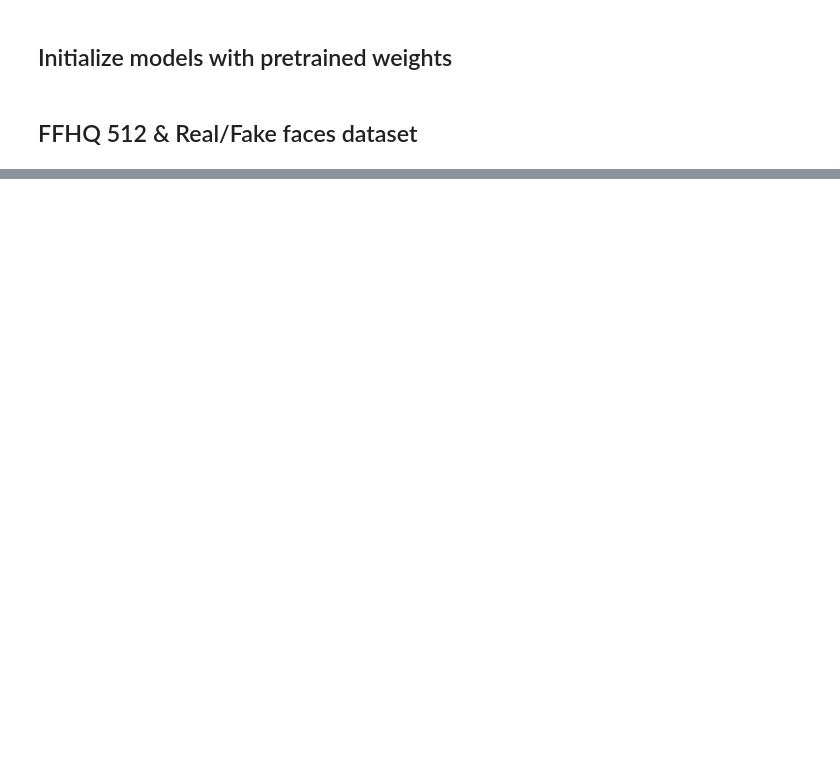
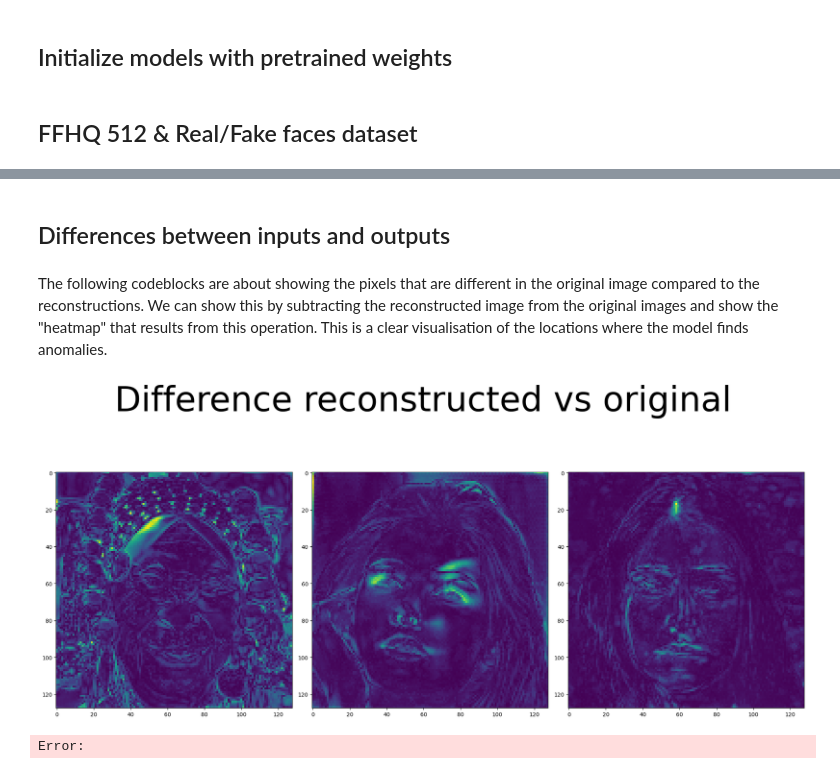
Before and after one commit to JonasElburgUVA/AnomalyDetection, a Jupyter notebook: src/DeepFake/Notebook_AnomalyVQVAE.ipynb, the cells around one changed output, grey strips where cells are left out. Cells and saved outputs as stored; diff of their text form; code cells hidden in the pictures; blank space fills up the shorter version.

```diff
--- a/src/DeepFake/Notebook_AnomalyVQVAE.ipynb
+++ b/src/DeepFake/Notebook_AnomalyVQVAE.ipynb
@@ -72,0 +194,34 @@ ar_model = ar_model.to(device)
+# %% [markdown]
+## Differences between inputs and outputs
+# %% [markdown]
+The following codeblocks are about showing the pixels that are different in the original image compared to the reconstructions. We can show this by subtracting the reconstructed image from the original images and show the "heatmap" that results from this operation. This is a clear visualisation of the locations where the model finds anomalies.
+# %%
+def calc_diffs(input, tilde):
+    diff = torch.abs(input.to(device).float()-tilde)
+
+    # Calculate restoration weight based on restoration similarity to original image
+    sim_imgwise = torch.mean(diff,(1,2)).unsqueeze(1).unsqueeze(2)
+    sim_imgwise = torch.softmax(sim_imgwise,0)
+
+    # Pixel-wise score after weight
+    diff = (diff*sim_imgwise).sum(0,keepdims=True)
+    return diff
+
+old_woman_diff = calc_diffs(X[0], reconstructions[0][0]).permute(1,2,0).cpu()
+young_woman_diff = calc_diffs(X[1], reconstructions[0][1]).permute(1,2,0).cpu()
+man_diff = calc_diffs(X[2], reconstructions[0][2]).permute(1,2,0).cpu()
+# %%
+fix, axes = plt.subplots(1,3, figsize=(20,10))
+fix.suptitle('Difference reconstructed vs original', fontsize=64)
+axes[0].imshow(old_woman_diff)
+axes[0].set_title('')
+axes[1].imshow(young_woman_diff)
+axes[1].set_title('')
+axes[2].imshow(man_diff)
+axes[2].set_title('')
+
+plt.tight_layout()
+plt.show()
+# %% [output]
+[figure, added]
+Error:
```
Also changed, not shown: parts of 42 cells of this notebook.
